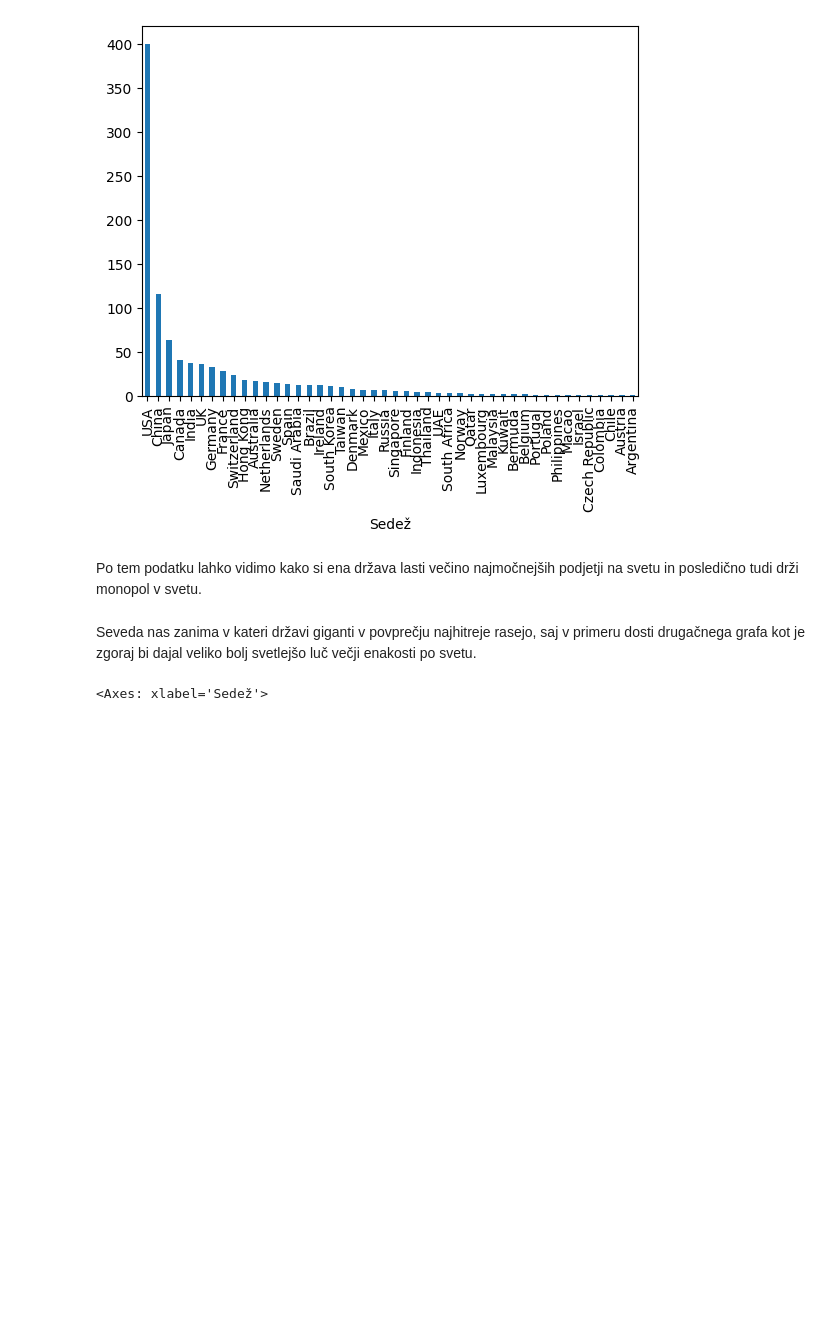
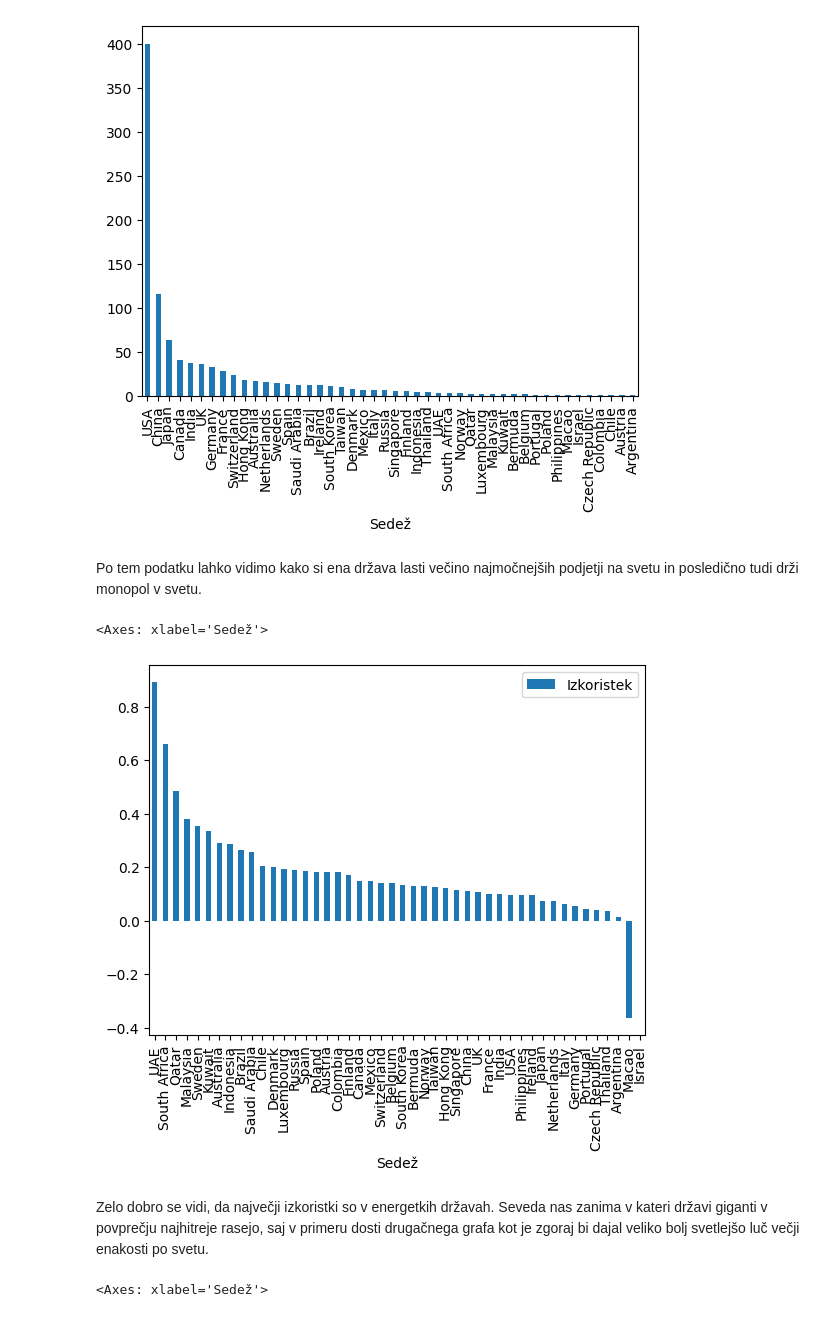
Before and after one commit to AnzeKriznar/Projektna-naloga, a Jupyter notebook: Analiza.ipynb, the cells around one changed output. Cells and saved outputs as stored; diff of their text form; code cells hidden in the pictures; blank space fills up the shorter version.

```diff
--- a/Analiza.ipynb
+++ b/Analiza.ipynb
@@ -60,8 +60,20 @@ stevilo_podjetji_po_drzavah.plot.bar()
 [figure]
 # %% [markdown]
 Po tem podatku lahko vidimo kako si ena država lasti večino najmočnejših podjetji na svetu in posledično tudi drži monopol v svetu.
+# %%
+Letni_dohodek = podjetja.groupby(by='Sedež').agg({'Letni dohodek (Million $)': 'sum'})
+Neto_dohodek = podjetja.groupby(by='Sedež').agg({'Neto dohodek (Million $)': 'sum'})
+Letni_dohodek['Neto dohodek (Million $)'] = Neto_dohodek
+Letni_dohodek['Izkoristek'] = Letni_dohodek['Neto dohodek (Million $)']/Letni_dohodek['Letni dohodek (Million $)']
+Letni_dohodek.drop(columns=['Neto dohodek (Million $)'], inplace=True)
+Letni_dohodek.drop(columns=['Letni dohodek (Million $)'], inplace=True)
+Letni_dohodek.sort_values(by='Izkoristek',inplace= True,ascending=False)
+Letni_dohodek.plot.bar()
+# %% [output]
+<Axes: xlabel='Sedež'>
+[figure, added]
 # %% [markdown]
-Seveda nas zanima v kateri državi giganti v povprečju najhitreje rasejo, saj v primeru dosti drugačnega grafa kot je zgoraj bi dajal veliko bolj svetlejšo luč večji enakosti po svetu.
+Zelo dobro se vidi, da največji izkoristki so v energetkih državah. Seveda nas zanima v kateri državi giganti v povprečju najhitreje rasejo, saj v primeru dosti drugačnega grafa kot je zgoraj bi dajal veliko bolj svetlejšo luč večji enakosti po svetu.
 # %%
 rast_podjetji_po_drzavah = podjetja.groupby(by='Sedež')['rast'].mean()
 rast_podjetji_po_drzavah.sort_values(inplace= True,ascending=False)
```
Also changed, not shown: parts of 8 cells of this notebook.
